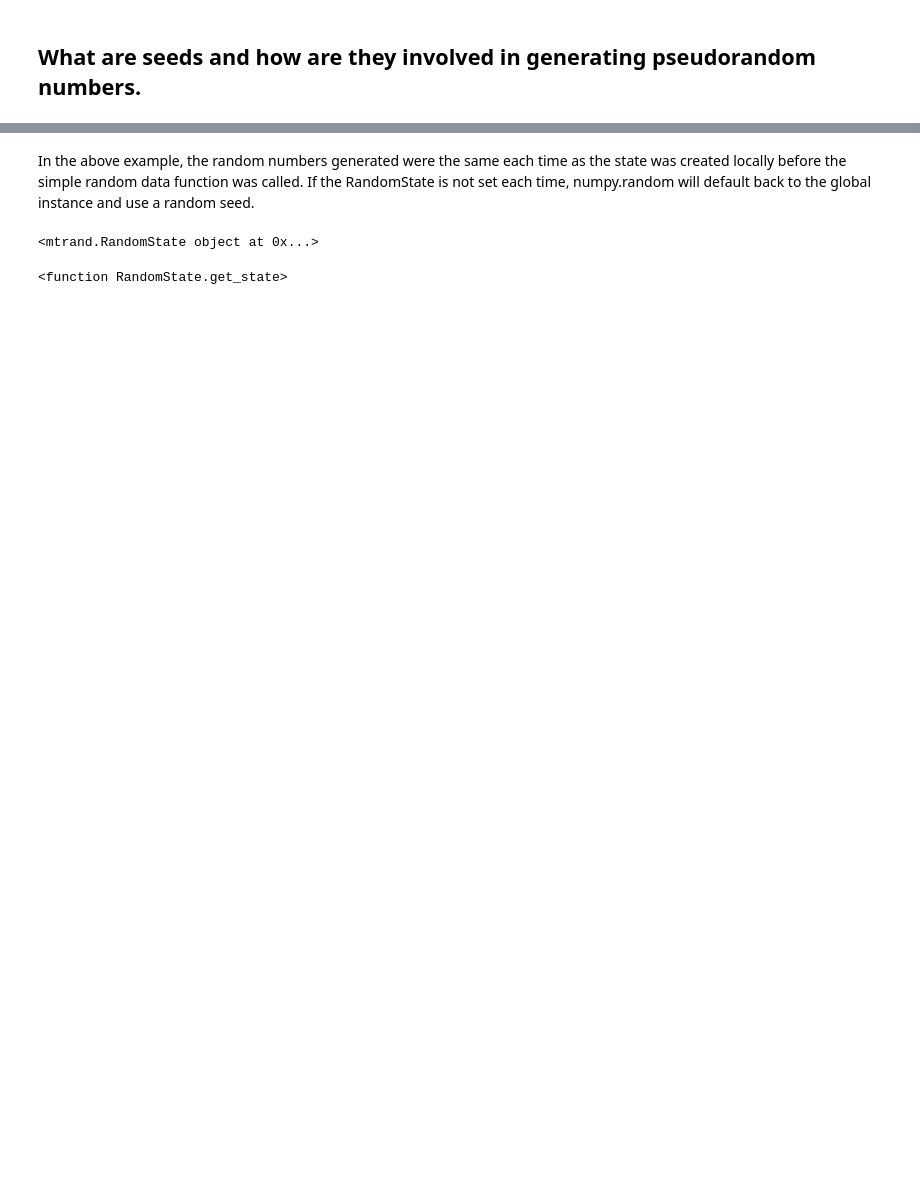
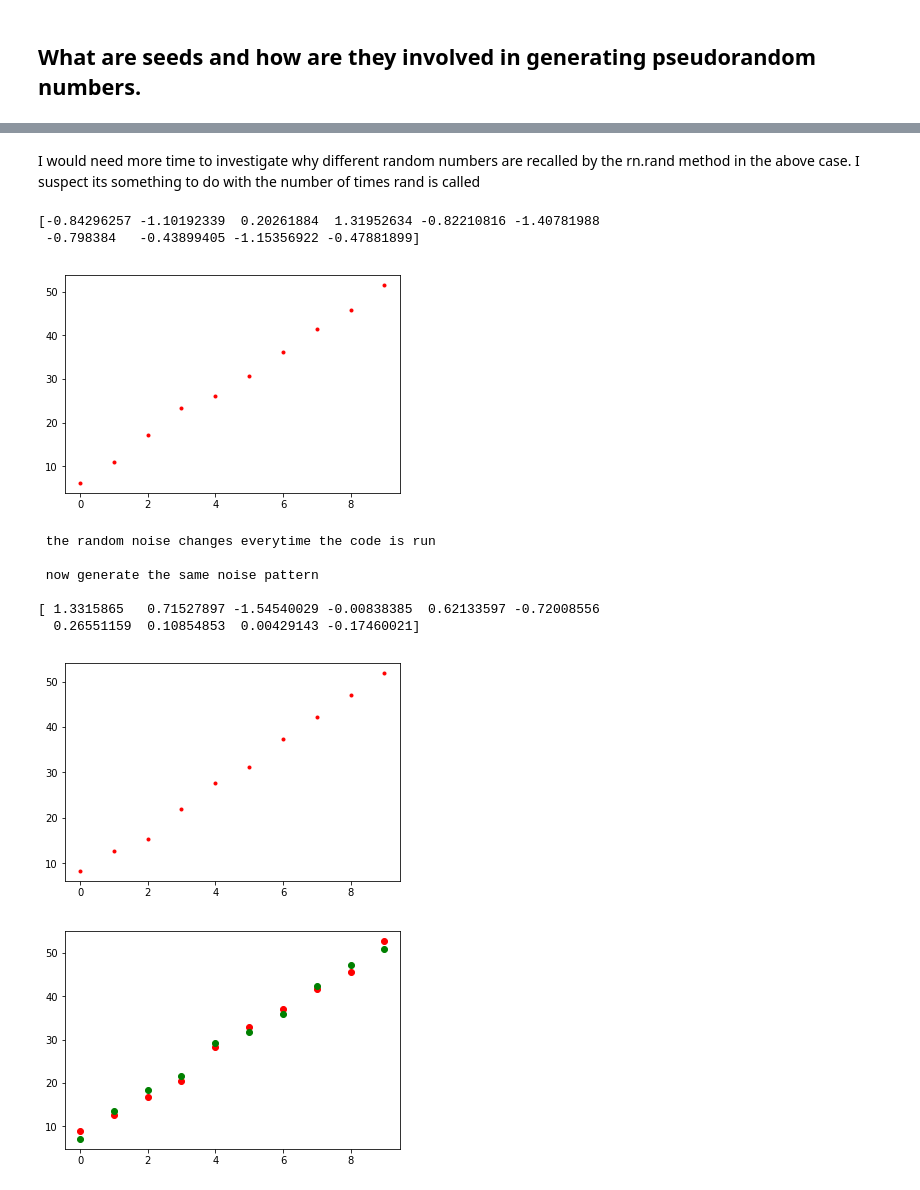
Before and after one commit to Osheah/p4da-numpy-random, a Jupyter notebook: numpy-random.ipynb, the cells around one changed output, grey strips where cells are left out. Drawn from its saved outputs; the diff is of its cells as text; code cells hidden in the pictures; blank space fills up the shorter version.

```diff
--- a/numpy-random.ipynb
+++ b/numpy-random.ipynb
@@ -1242,27 +1126,44 @@ print(rn.rand(20), '\n')
-# %% [markdown]
-In the above example, the random numbers generated were the same each time as the state was created locally before the simple random data function was called. If the RandomState is not set each time, numpy.random will default back to the global instance and use a random seed.
-# %%
-
-# Create the random state rn with seed 10
-# example adapted from https://www.machinelearningplus.com/python/numpy-tutorial-part1-array-python-examples/
-
-seed = 10
-rn = np.random.RandomState() # this array has a RandomState created
-print(rn)
-
-rn.get_state
-
-
-# Create 20 random numbers between [0,1) with the rand simple random data function
-#print(rn.rand(20), '\n') # This array has a random
-# The numbers will be the same each time once rn's RandomState is created each time
-#create the random state
-#print(rn.rand(20), '\n')
-#create the random state
-#print(rn.rand(5), '\n')
-# %% [output]
-<mtrand.RandomState object at 0x...>
-<function RandomState.get_state>
+# %% [markdown]
+I would need more time to investigate why different random numbers are recalled by the rn.rand method in the above case.  I suspect its something to do with the number of times rand is called
+# %%
+# create random noise from a uniform distribution
+
+x = np.arange(0.0, 10.0, 1) # 0 to <10 in 1 increments
+y = 5.0 * x + 7.0
+noise = np.random.normal(0.0, 1.0, len(x)) # center, sd, size
+print(noise)
+plt.plot(x, y + noise, 'r.')
+plt.show()
+
+print(" \n the random noise changes everytime the code is run")
+print(" \n now generate the same noise pattern \n")
+rn = np.random.RandomState(10)
+x = np.arange(0.0, 10.0, 1) # 0 to <10 in 1 increments
+y = 5.0 * x + 7.0
+noise = rn.normal(0.0, 1.0, len(x)) # center, sd, size
+print(noise)
+plt.plot(x, y + noise, 'r.')
+plt.show()
+
+x = np.arange(0.0, 10.0, 1) # 0 to <10 in 1 increments
+y = 5.0 * x + 7.0
+noise = np.random.normal(0.0, 1.0, len(x))
+pseudo_noise = np.random.normal(0.0, 1.0, len(x))
+plt.plot(x, y + noise, 'ro')
+plt.plot(x, y + pseudo_noise, 'go')
+plt.show()
+# %% [output]
+[-0.84296257 -1.10192339  0.20261884  1.31952634 -0.82210816 -1.40781988
+ -0.798384   -0.43899405 -1.15356922 -0.47881899]
+[figure, added]
+ the random noise changes everytime the code is run
+
+ now generate the same noise pattern
+
+[ 1.3315865   0.71527897 -1.54540029 -0.00838385  0.62133597 -0.72008556
+  0.26551159  0.10854853  0.00429143 -0.17460021]
+[figure, added]
+[figure, added]
 # %% [markdown]
 ### Seed
 
```
Also changed, not shown: parts of 52 cells of this notebook, 1 other file.
